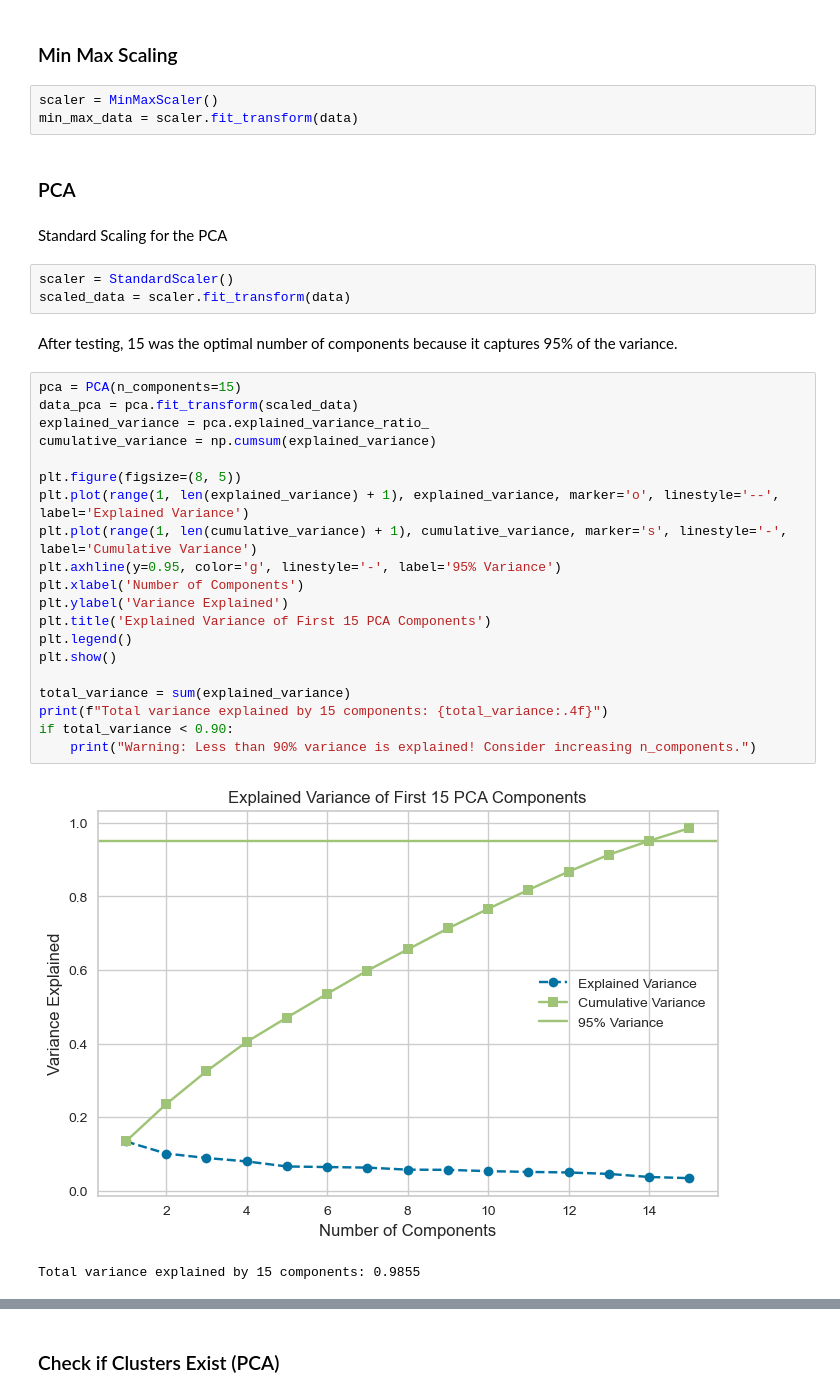
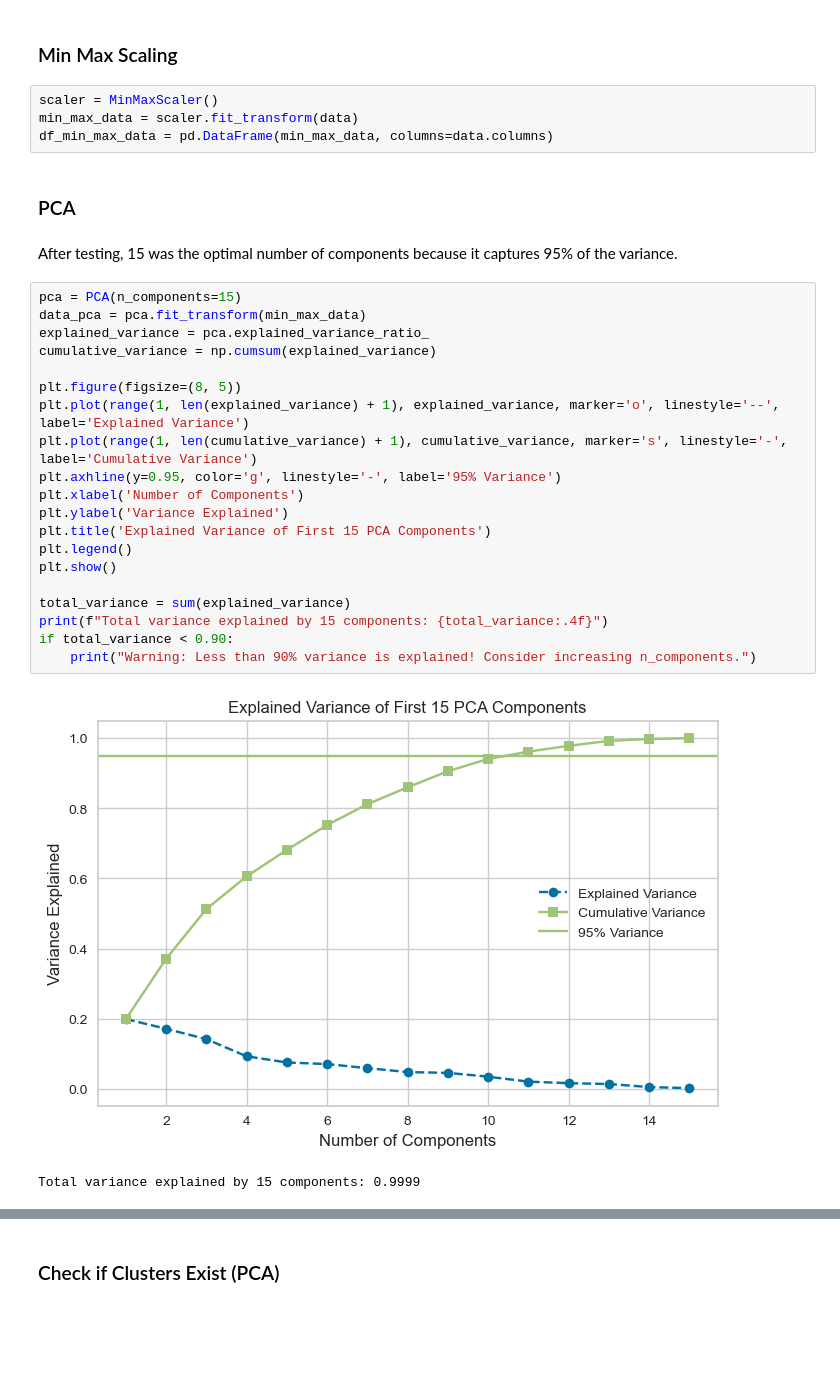
Before and after one commit to gugaaa1904/BC, a Jupyter notebook: Case 1.ipynb, the cells around one changed output, grey strips where cells are left out. Cells and saved outputs as stored; diff of their text form; blank space fills up the shorter version.

```diff
--- a/Case 1.ipynb
+++ b/Case 1.ipynb
@@ -741,38 +739,34 @@ Nationality_Processed_PRT
 # %%
 scaler = MinMaxScaler()
 min_max_data = scaler.fit_transform(data)
+df_min_max_data = pd.DataFrame(min_max_data, columns=data.columns)
 # %% [markdown]
 ### PCA
-# %% [markdown]
-Standard Scaling for the PCA
-# %%
-scaler = StandardScaler()
-scaled_data = scaler.fit_transform(data)
 # %% [markdown]
 After testing, 15 was the optimal number of components because it captures 95% of the variance.
 # %%
 pca = PCA(n_components=15)
-data_pca = pca.fit_transform(scaled_data)
+data_pca = pca.fit_transform(min_max_data)
 explained_variance = pca.explained_variance_ratio_
 cumulative_variance = np.cumsum(explained_variance)
 
 plt.figure(figsize=(8, 5))
 plt.plot(range(1, len(explained_variance) + 1), explained_variance, marker='o', linestyle='--', label='Explained Variance')
 plt.plot(range(1, len(cumulative_variance) + 1), cumulative_variance, marker='s', linestyle='-', label='Cumulative Variance')
 plt.axhline(y=0.95, color='g', linestyle='-', label='95% Variance')
 plt.xlabel('Number of Components')
 plt.ylabel('Variance Explained')
 plt.title('Explained Variance of First 15 PCA Components')
 plt.legend()
 plt.show()
 
 total_variance = sum(explained_variance)
 print(f"Total variance explained by 15 components: {total_variance:.4f}")
 if total_variance < 0.90:
     print("Warning: Less than 90% variance is explained! Consider increasing n_components.")
 # %% [output]
-[figure, old version]
+[figure, new version]
-Total variance explained by 15 components: 0.9855
+Total variance explained by 15 components: 0.9999
 # %%
 pca_columns = [f"PC{i+1}" for i in range(15)]
 df_pca = pd.DataFrame(data_pca, columns=pca_columns)
```
Also changed, not shown: parts of 17 cells of this notebook.
